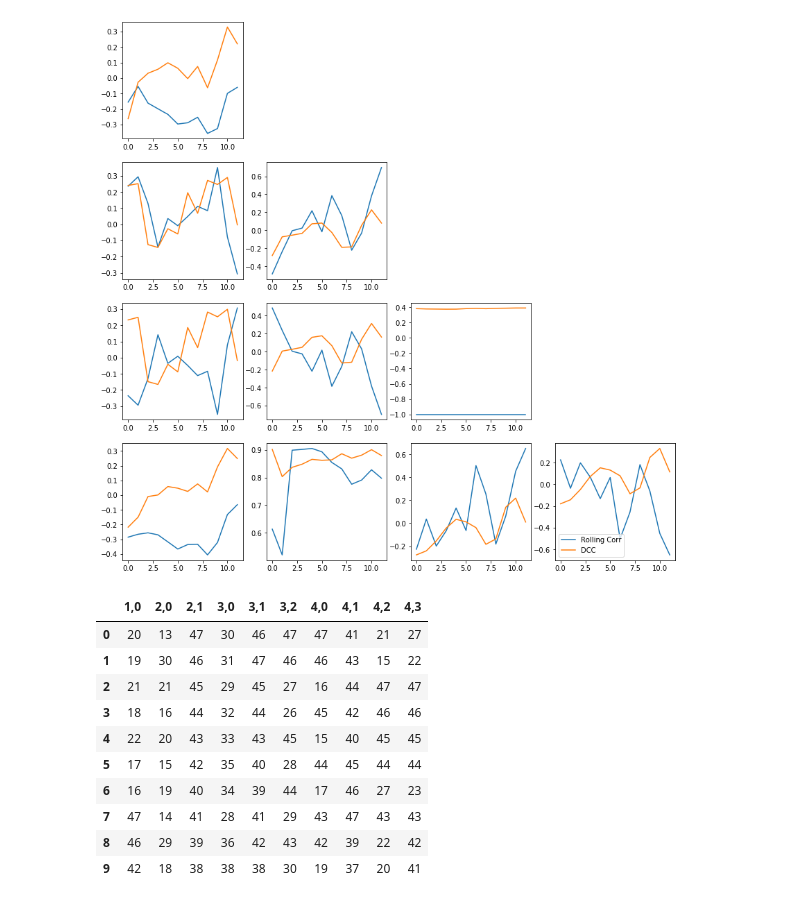
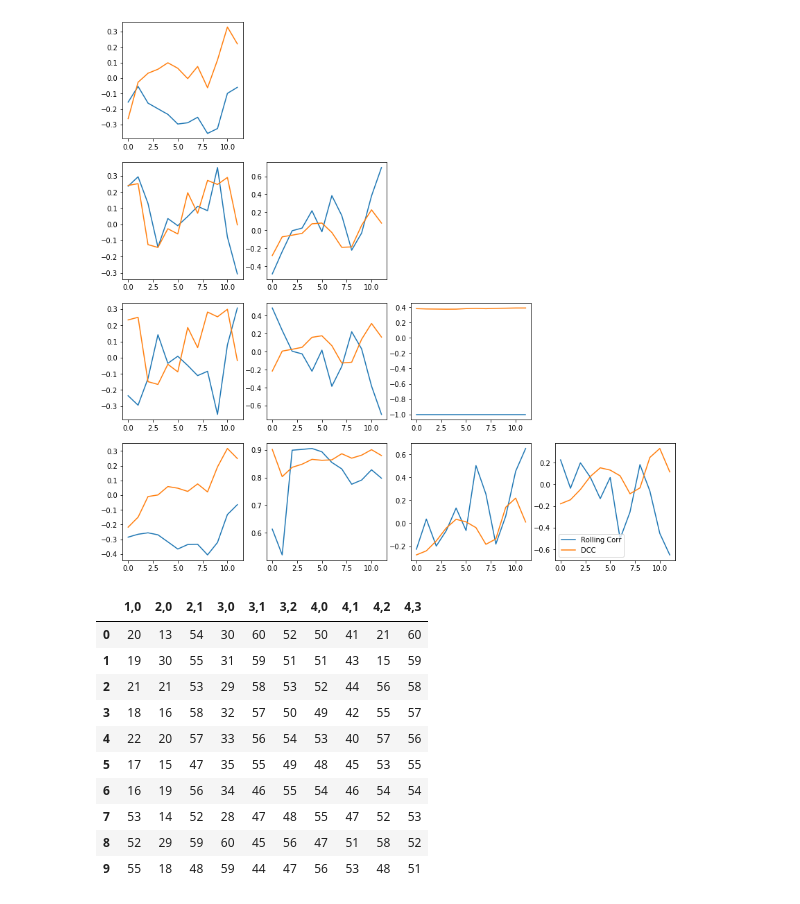
Before and after one commit to huddyyeo/LSE_practitioners_challenge, a Jupyter notebook: Code/forecast_errors.ipynb, the cells around one changed output. Drawn from its saved outputs; the diff is of its cells as text; code cells hidden in the pictures.

Commit message:
updated forecast errors

```diff
--- a/Code/forecast_errors.ipynb
+++ b/Code/forecast_errors.ipynb
@@ -39,3 +32,8 @@ num=len(data_env.data)
+# %%
+num=len(data_env.data)
+min_length=4
+max_length=61
+index=np.array(list(range(min_length,max_length)))
 # %%
 data=data_env.resample_all(frequency='M',join_style='inner')
 data=data.dropna()
@@ -72,14 +77,14 @@ def L2(x):
   return np.sqrt(np.sum(np.square))
 def Lmax(x):
   return np.maximum(np.abs(x))
+
+def get_error_array(data,forecast,i,j,min_length=4,max_length=61,method=mse):
+  error_array=[]
+  for length in range(min_length,max_length):
+    x=data.iloc[:,i].values
+    y=data.iloc[:,j].values
+    rolling_corr=corrfx.roll_corr(x,y,length)
+    rolling_corr=rolling_corr[-12:]
+    error=method(forecast,rolling_corr)
+    error_array.append(error)
+  return error_array
-# %%
-def get_error_array(data,forecast,i,j,min_length=3,max_length=30,method=mse):
-  error_array=[]
-  for length in range(min_length,max_length):
-    x=data.iloc[:,i].values
-    y=data.iloc[:,j].values
-    rolling_corr=corrfx.roll_corr(x,y,length)
-    rolling_corr=rolling_corr[-12:]
-    error=method(forecast,rolling_corr)
-    error_array.append(error)
-  return error_array
@@ -197,18 +221,18 @@ files.download('correlations.png')
 # %% [output]
 [figure]
 # %%
-mse_error,mae_error=calculate_error(forecast,forecast_names,data)
+mse_error,mae_error=calculate_error(forecast,forecast_names,data,min_length=min_length,max_length=max_length)
 # %%
-top_10_lengths(mse_error)
+top_10_lengths(mse_error,min_length=min_length,max_length=max_length)
 # %% [output]
 |  | 1,0 | 2,0 | 2,1 | 3,0 | 3,1 | 3,2 | 4,0 | 4,1 | 4,2 | 4,3 |
-| 0 | 20 | 13 | 47 | 30 | 46 | 47 | 47 | 41 | 21 | 27 |
-| 1 | 19 | 30 | 46 | 31 | 47 | 46 | 46 | 43 | 15 | 22 |
-| 2 | 21 | 21 | 45 | 29 | 45 | 27 | 16 | 44 | 47 | 47 |
-| 3 | 18 | 16 | 44 | 32 | 44 | 26 | 45 | 42 | 46 | 46 |
-| 4 | 22 | 20 | 43 | 33 | 43 | 45 | 15 | 40 | 45 | 45 |
-| 5 | 17 | 15 | 42 | 35 | 40 | 28 | 44 | 45 | 44 | 44 |
-| 6 | 16 | 19 | 40 | 34 | 39 | 44 | 17 | 46 | 27 | 23 |
-| 7 | 47 | 14 | 41 | 28 | 41 | 29 | 43 | 47 | 43 | 43 |
-| 8 | 46 | 29 | 39 | 36 | 42 | 43 | 42 | 39 | 22 | 42 |
-| 9 | 42 | 18 | 38 | 38 | 38 | 30 | 19 | 37 | 20 | 41 |
+| 0 | 20 | 13 | 54 | 30 | 60 | 52 | 50 | 41 | 21 | 60 |
+| 1 | 19 | 30 | 55 | 31 | 59 | 51 | 51 | 43 | 15 | 59 |
+| 2 | 21 | 21 | 53 | 29 | 58 | 53 | 52 | 44 | 56 | 58 |
+| 3 | 18 | 16 | 58 | 32 | 57 | 50 | 49 | 42 | 55 | 57 |
+| 4 | 22 | 20 | 57 | 33 | 56 | 54 | 53 | 40 | 57 | 56 |
+| 5 | 17 | 15 | 47 | 35 | 55 | 49 | 48 | 45 | 53 | 55 |
+| 6 | 16 | 19 | 56 | 34 | 46 | 55 | 54 | 46 | 54 | 54 |
+| 7 | 53 | 14 | 52 | 28 | 47 | 48 | 55 | 47 | 52 | 53 |
+| 8 | 52 | 29 | 59 | 60 | 45 | 56 | 47 | 51 | 58 | 52 |
+| 9 | 55 | 18 | 48 | 59 | 44 | 47 | 56 | 53 | 48 | 51 |
```
Also changed, not shown: parts of 9 cells of this notebook.
